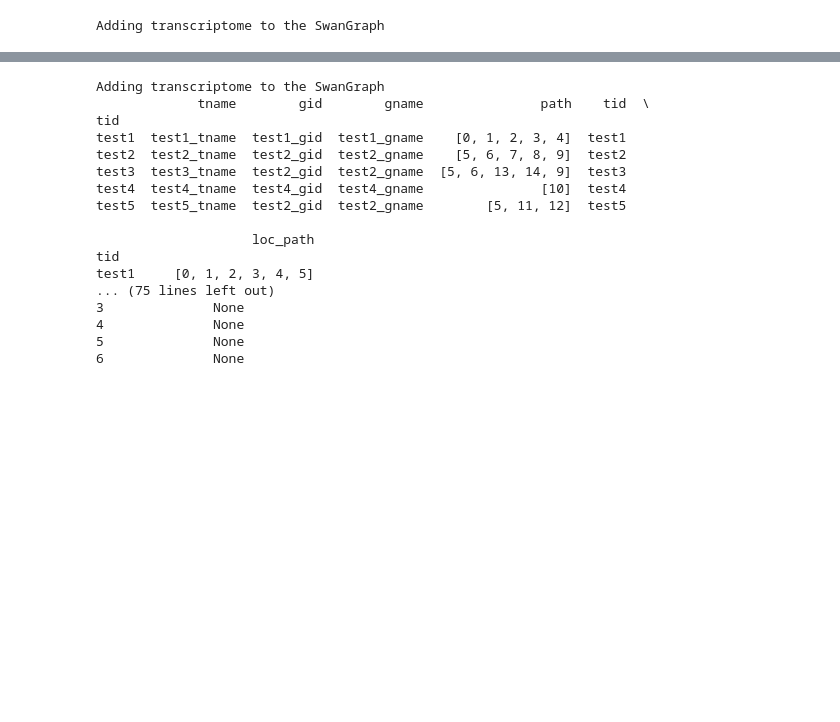
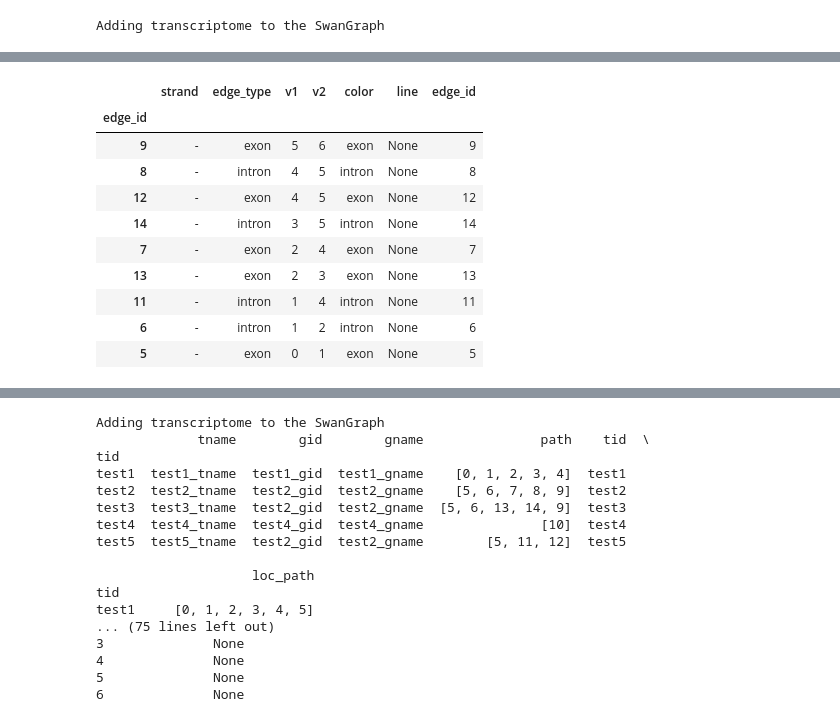
Before and after one commit to mortazavilab/swan_vis, a Jupyter notebook: tutorials/test_dev.ipynb, the cells around one changed output, grey strips where cells are left out. Cells and saved outputs as stored; diff of their text form; code cells hidden in the pictures; blank space fills up the shorter version.

```diff
--- a/tutorials/test_dev.ipynb
+++ b/tutorials/test_dev.ipynb
@@ -28,0 +29,20 @@ beep.loc_df
+# %%
+ctrl_edge_df = pd.read_csv('../new_testing/files/plot_minus_gene_summary_edge_df.tsv', sep='\t')
+# %%
+ctrl_edge_df
+ctrl_edge_df.drop(['v1_old', 'v2_old'], axis=1, inplace=True)
+ctrl_edge_df = swan.create_dupe_index(ctrl_edge_df, 'edge_id')
+ctrl_edge_df = swan.set_dupe_index(ctrl_edge_df, 'edge_id')
+ctrl_edge_df
+# %% [output]
+|  | strand | edge_type | v1 | v2 | color | line | edge_id |
+| edge_id |  |  |  |  |  |  |  |
+| 9 | - | exon | 5 | 6 | exon | None | 9 |
+| 8 | - | intron | 4 | 5 | intron | None | 8 |
+| 12 | - | exon | 4 | 5 | exon | None | 12 |
+| 14 | - | intron | 3 | 5 | intron | None | 14 |
+| 7 | - | exon | 2 | 4 | exon | None | 7 |
+| 13 | - | exon | 2 | 3 | exon | None | 13 |
+| 11 | - | intron | 1 | 4 | intron | None | 11 |
+| 6 | - | intron | 1 | 2 | intron | None | 6 |
+| 5 | - | exon | 0 | 1 | exon | None | 5 |
```
Also changed, not shown: parts of 4 cells of this notebook, 4 other files.
